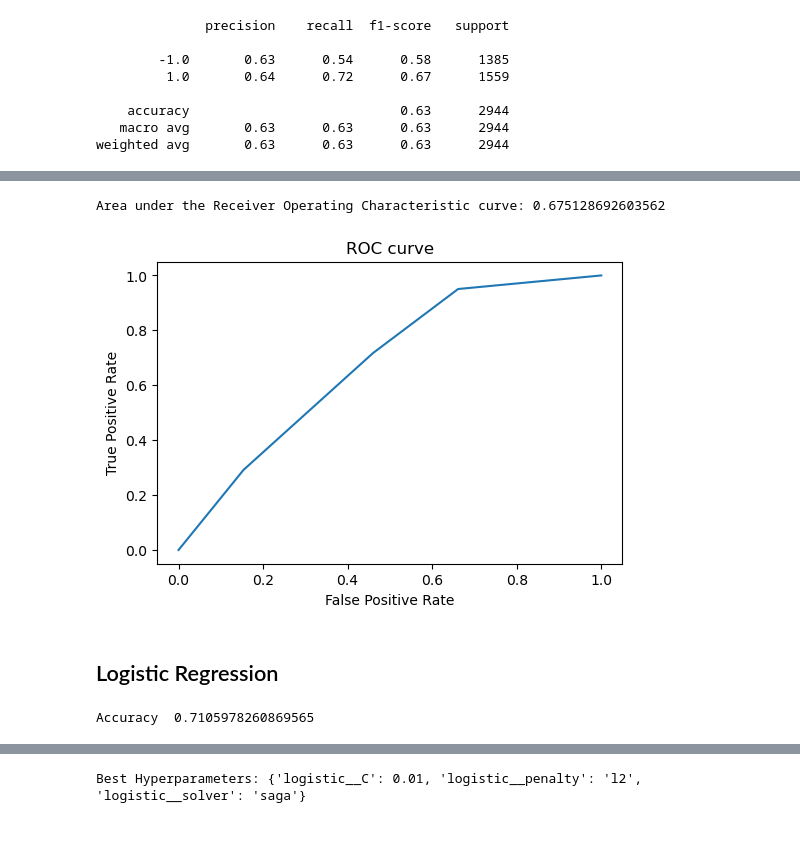
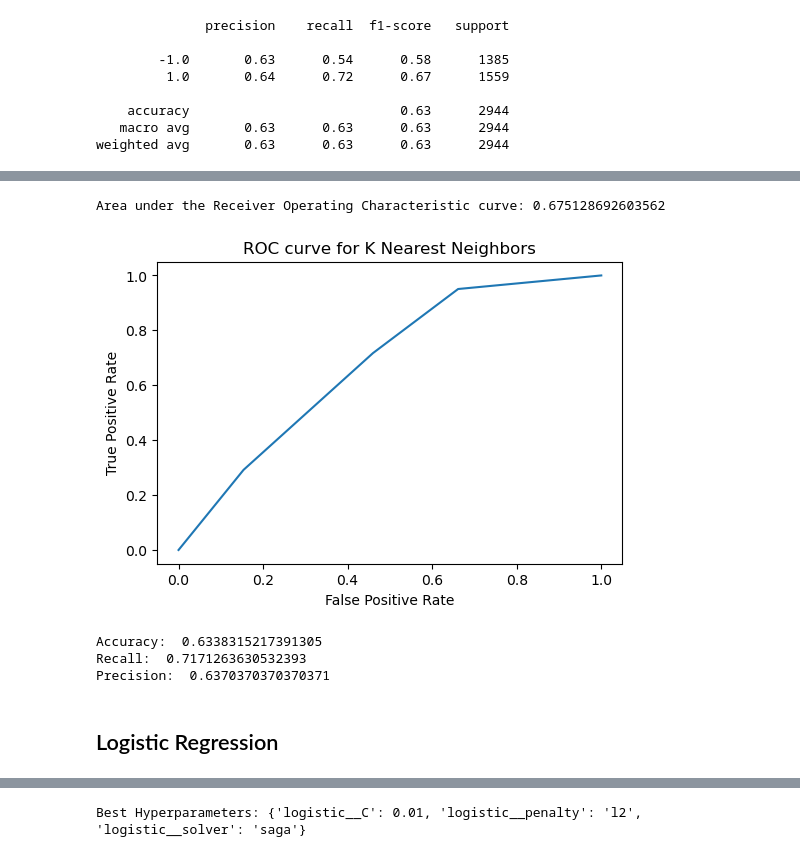
Before and after one commit to COGS118A/Group019-Sp22, a Jupyter notebook: Final_results.ipynb, the cells around one changed output, grey strips where cells are left out. Saved outputs shown, nothing was run; the diff lists cells and outputs as text; code cells hidden in the pictures.

```diff
--- a/Final_results.ipynb
+++ b/Final_results.ipynb
@@ -312,29 +335,32 @@ plt.show()
 # %%
 fpr = roc_curve(y_test, neighbor.predict_proba(X_test)[:,1])[0]  # false positive rate
 tpr = roc_curve(y_test, neighbor.predict_proba(X_test)[:,1])[1]  # true positive rate
 roc_auc = roc_auc_score(y_test, neighbor.predict_proba(X_test)[:,1])
 
 # get and plot the ROC curve for our model
 plt.figure(dpi=100)
 plt.plot(fpr, tpr)
-plt.title('ROC curve')
+plt.title('ROC curve for K Nearest Neighbors')
 plt.xlabel('False Positive Rate')
 plt.ylabel('True Positive Rate')
 
 print('Area under the Receiver Operating Characteristic curve:',
       roc_auc)
 # %% [output]
 Area under the Receiver Operating Characteristic curve: 0.675128692603562
-[figure, old version]
+[figure, new version]
+# %%
+names1.append("K-Nearest Neighbors")
+precisions.append(precision_score(y_test, y_pred))
+recalls.append(recall_score(y_test, y_pred))
+accuracies.append(accuracy_score(y_test, y_pred))
+
+print("Accuracy: ", accuracy_score(y_test, neighbor.predict(X_test)))
+print("Recall: ", recall_score(y_test, neighbor.predict(X_test)))
+print("Precision: ", precision_score(y_test, neighbor.predict(X_test)))
+# %% [output]
+Accuracy:  0.6338315217391305
+Recall:  0.7171263630532393
+Precision:  0.6370370370370371
 # %% [markdown]
 ## Logistic Regression
-# %%
-# select Logistic Regression as our model
-clf = LogisticRegression(random_state=0, max_iter = 50000).fit(X_train, y_train)
-y_pred = clf.predict(X_test)
-
-# get the accuracy for our model
-score = clf.score(X_test, y_test)
-print("Accuracy ", score)
-# %% [output]
-Accuracy  0.7105978260869565
```
Also changed, not shown: parts of 32 cells of this notebook, 1 other file.
